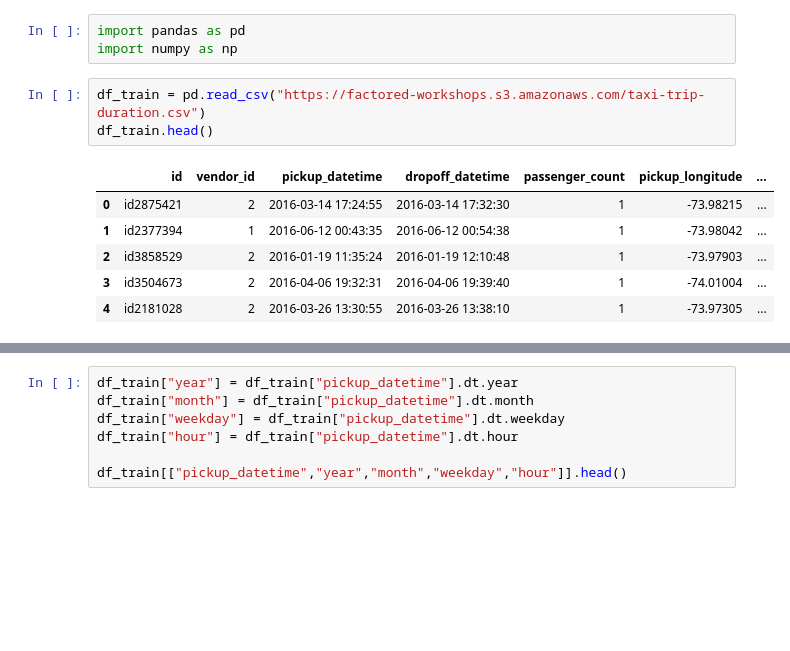
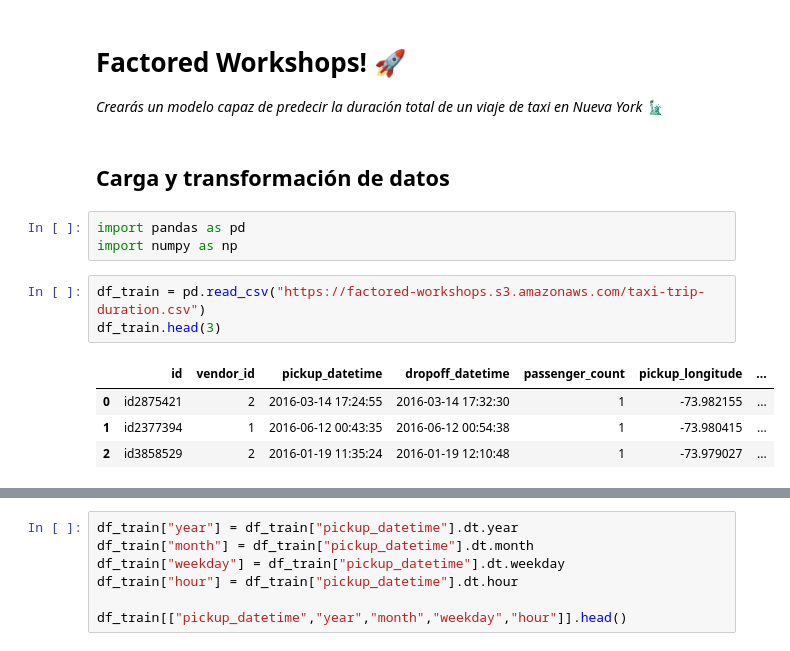
Before and after one commit to MayumyCH/factored_datasciencefem_training, a Jupyter notebook: notebook_training.ipynb, the cells around one changed output, grey strips where cells are left out. Cells and saved outputs as stored; diff of their text form; blank space fills up the shorter version.

```diff
--- a/notebook_training.ipynb
+++ b/notebook_training.ipynb
@@ -1,13 +1,16 @@
+# %% [markdown]
+# Factored Workshops! 🚀
+_Crearás un modelo capaz de predecir la duración total de un viaje de taxi en Nueva York 🗽_
+# %% [markdown]
+## Carga y transformación de datos
 # %%
 import pandas as pd
 import numpy as np
 # %%
 df_train = pd.read_csv("https://factored-workshops.s3.amazonaws.com/taxi-trip-duration.csv")
-df_train.head()
+df_train.head(3)
 # %% [output]
 |  | id | vendor_id | pickup_datetime | dropoff_datetime | passenger_count | pickup_longitude | ... |
-| 0 | id2875421 | 2 | 2016-03-14 17:24:55 | 2016-03-14 17:32:30 | 1 | -73.98215 | ... |
-| 1 | id2377394 | 1 | 2016-06-12 00:43:35 | 2016-06-12 00:54:38 | 1 | -73.98042 | ... |
-| 2 | id3858529 | 2 | 2016-01-19 11:35:24 | 2016-01-19 12:10:48 | 1 | -73.97903 | ... |
-| 3 | id3504673 | 2 | 2016-04-06 19:32:31 | 2016-04-06 19:39:40 | 1 | -74.01004 | ... |
-| 4 | id2181028 | 2 | 2016-03-26 13:30:55 | 2016-03-26 13:38:10 | 1 | -73.97305 | ... |
+| 0 | id2875421 | 2 | 2016-03-14 17:24:55 | 2016-03-14 17:32:30 | 1 | -73.982155 | ... |
+| 1 | id2377394 | 1 | 2016-06-12 00:43:35 | 2016-06-12 00:54:38 | 1 | -73.980415 | ... |
+| 2 | id3858529 | 2 | 2016-01-19 11:35:24 | 2016-01-19 12:10:48 | 1 | -73.979027 | ... |
```
Also changed, not shown: parts of 51 cells of this notebook, 1 other file.
